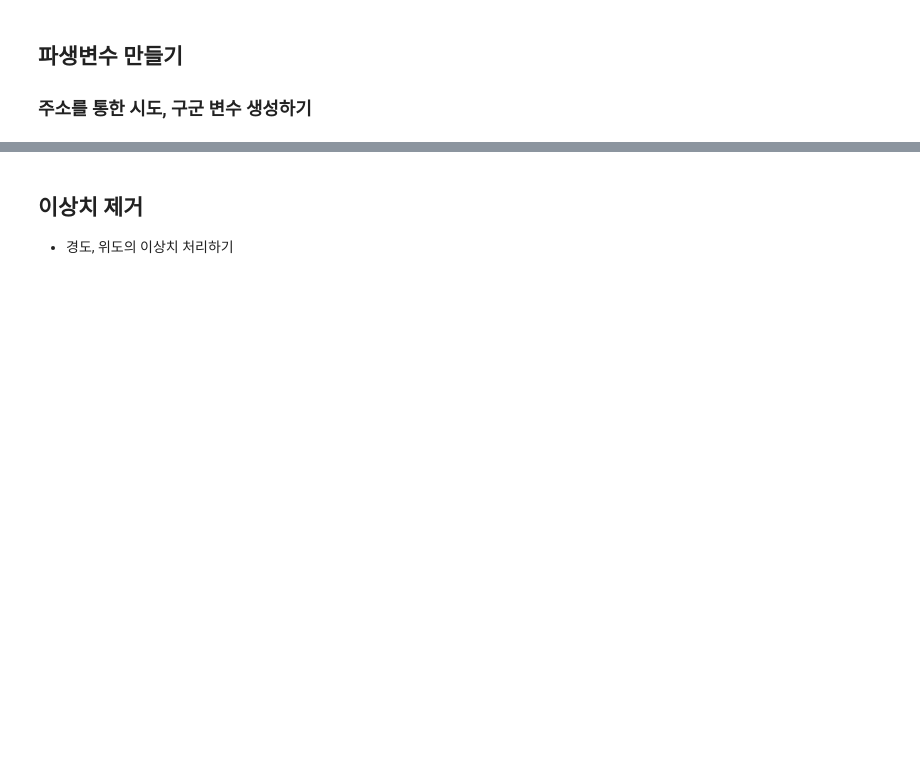
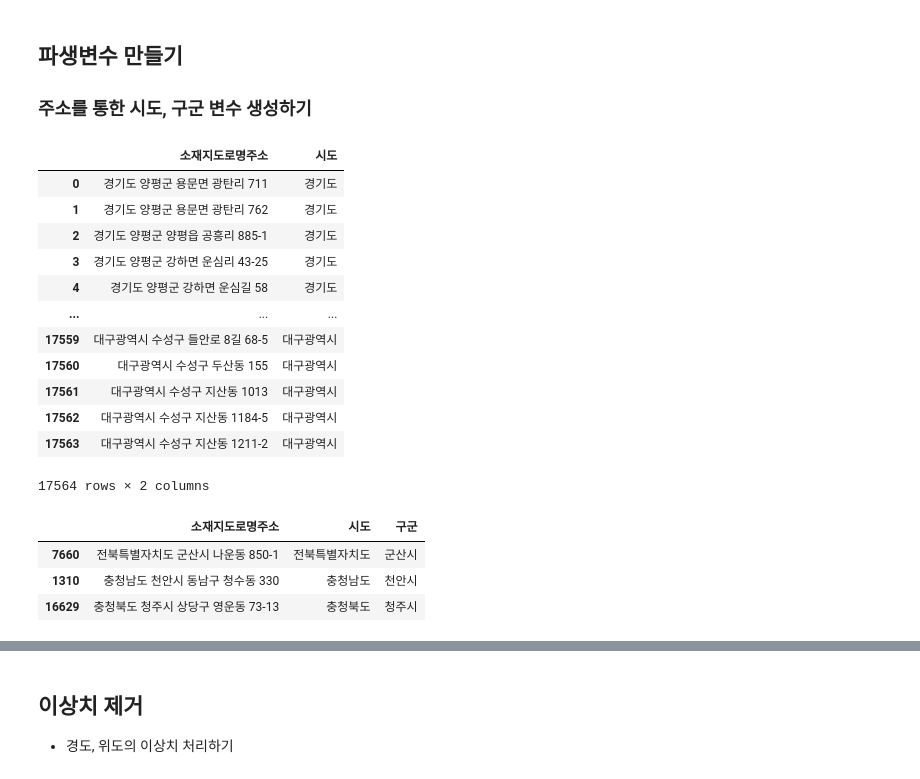
Before and after one commit to online5880/Public-Data-Analysis-in-Python, a Jupyter notebook: park/05_park_input.ipynb, the cells around one changed output, grey strips where cells are left out. Drawn from its saved outputs; the diff is of its cells as text; code cells hidden in the pictures; blank space fills up the shorter version.

```diff
--- a/park/05_park_input.ipynb
+++ b/park/05_park_input.ipynb
@@ -298,4 +296,20 @@ df[df['소재지도로명주소'].isnull() & df['소재지지번주소'].isnull(
 ### 주소를 통한 시도, 구군 변수 생성하기
 # %%
 # 소재지도로명주소로 시도, 구군 변수 생성하기
-# .str.split(' ', expand=True)[0] 을 통해 공백문자로 분리하고 리스트의 첫번째 값을 가져오도록 하기
+# .str.split(' ', expand=True)[0] 을 통해 공백문자로 분리하고 리스트의 첫번째 값을 가져오도록 하기d
+df['시도'] = df['소재지도로명주소'].str.split(expand=True)[0]
+df[['소재지도로명주소','시도']]
+# %% [output]
+|  | 소재지도로명주소 | 시도 |
+| 0 | 경기도 양평군 용문면 광탄리 711 | 경기도 |
+| 1 | 경기도 양평군 용문면 광탄리 762 | 경기도 |
+| 2 | 경기도 양평군 양평읍 공흥리 885-1 | 경기도 |
+| 3 | 경기도 양평군 강하면 운심리 43-25 | 경기도 |
+| 4 | 경기도 양평군 강하면 운심길 58 | 경기도 |
+| ... | ... | ... |
+| 17559 | 대구광역시 수성구 들안로 8길 68-5 | 대구광역시 |
+| 17560 | 대구광역시 수성구 두산동 155 | 대구광역시 |
+| 17561 | 대구광역시 수성구 지산동 1013 | 대구광역시 |
+| 17562 | 대구광역시 수성구 지산동 1184-5 | 대구광역시 |
+| 17563 | 대구광역시 수성구 지산동 1211-2 | 대구광역시 |
+17564 rows × 2 columns
@@ -304,2 +316,11 @@ df[df['소재지도로명주소'].isnull() & df['소재지지번주소'].isnull(
+# %%
+# 구군 가져오기
+df['구군'] = df['소재지도로명주소'].str.split(expand=True)[1]
+df[['소재지도로명주소','시도','구군']].sample(3)
+# %% [output]
+|  | 소재지도로명주소 | 시도 | 구군 |
+| 7660 | 전북특별자치도 군산시 나운동 850-1 | 전북특별자치도 | 군산시 |
+| 1310 | 충청남도 천안시 동남구 청수동 330 | 충청남도 | 천안시 |
+| 16629 | 충청북도 청주시 상당구 영운동 73-13 | 충청북도 | 청주시 |
 # %%
 # 시도 데이터의 빈도수 세어보기
```
Also changed, not shown: parts of 11 cells of this notebook.
